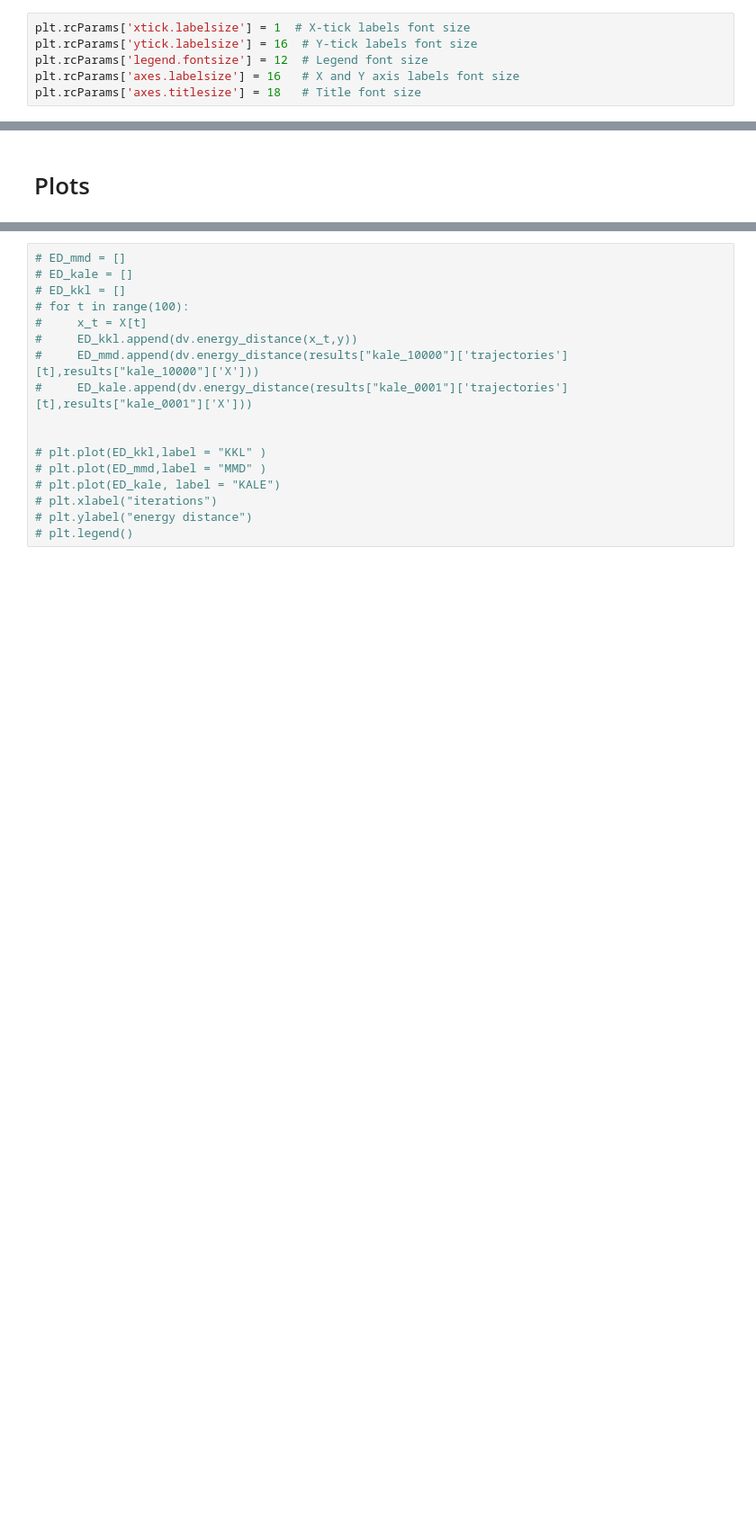
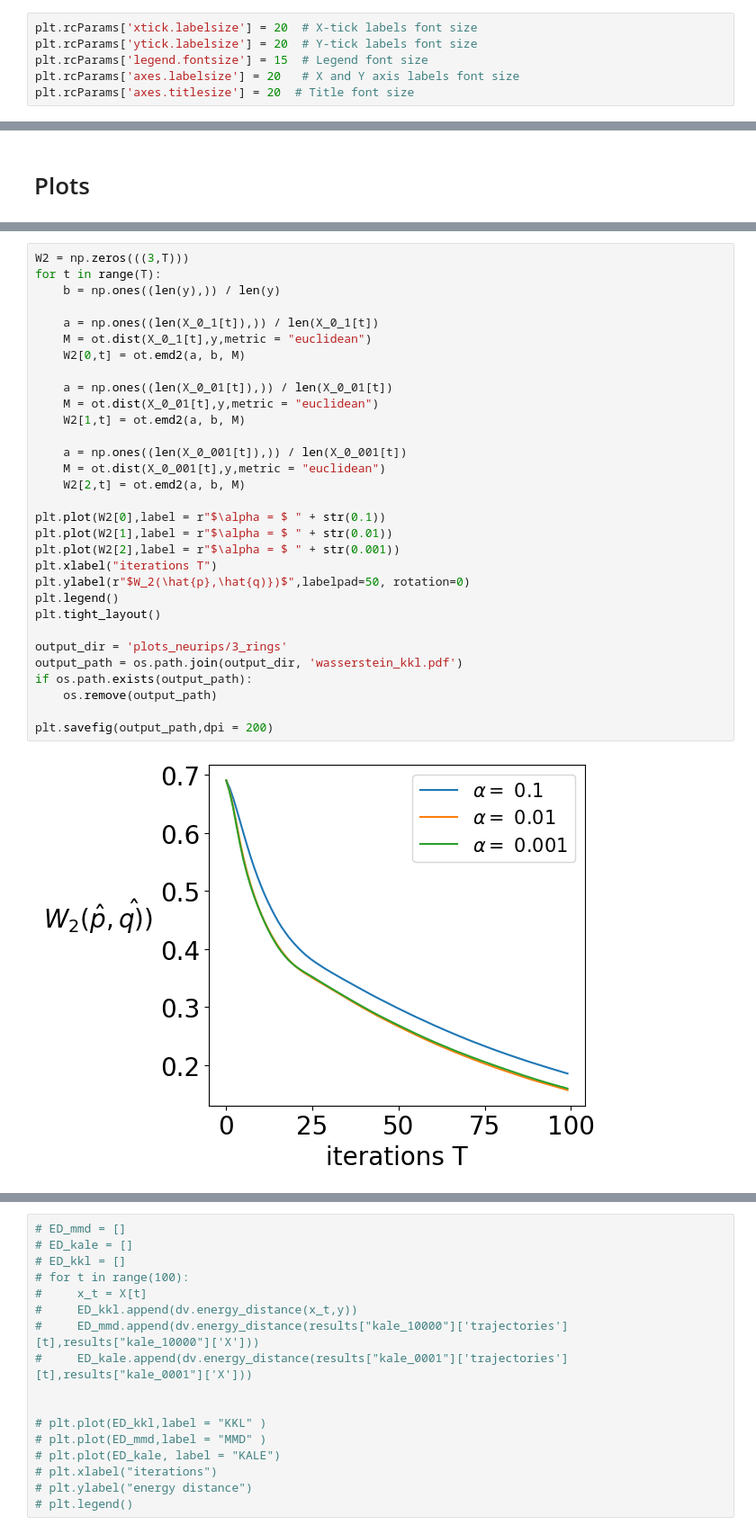
Before and after one commit to cclementine25/KKL-divergence-gradient-flows, a Jupyter notebook: Regularized/3_rings.ipynb, the cells around one changed output, grey strips where cells are left out. Shown at 90% size. Saved outputs shown, nothing was run; the diff lists cells and outputs as text; blank space fills up the shorter version.

Commit message:
ajout wass et ED pour les rings

```diff
--- a/Regularized/3_rings.ipynb
+++ b/Regularized/3_rings.ipynb
@@ -9,9 +10,9 @@ import os
-# %%
-plt.rcParams['xtick.labelsize'] = 1  # X-tick labels font size
-plt.rcParams['ytick.labelsize'] = 16  # Y-tick labels font size
-plt.rcParams['legend.fontsize'] = 12  # Legend font size
-plt.rcParams['axes.labelsize'] = 16   # X and Y axis labels font size
-plt.rcParams['axes.titlesize'] = 18   # Title font size
+# %%
+plt.rcParams['xtick.labelsize'] = 20  # X-tick labels font size
+plt.rcParams['ytick.labelsize'] = 20  # Y-tick labels font size
+plt.rcParams['legend.fontsize'] = 15  # Legend font size
+plt.rcParams['axes.labelsize'] = 20   # X and Y axis labels font size
+plt.rcParams['axes.titlesize'] = 20  # Title font size
 # %%
 def _generate_data():
     N, r, _delta = 80, 0.3, 0.5
@@ -313,0 +317,33 @@ plt.savefig(output_path,dpi = 300)
+# %%
+W2 = np.zeros(((3,T)))
+for t in range(T):
+    b = np.ones((len(y),)) / len(y)
+
+    a = np.ones((len(X_0_1[t]),)) / len(X_0_1[t])
+    M = ot.dist(X_0_1[t],y,metric = "euclidean")
+    W2[0,t] = ot.emd2(a, b, M)
+
+    a = np.ones((len(X_0_01[t]),)) / len(X_0_01[t])
+    M = ot.dist(X_0_01[t],y,metric = "euclidean")
+    W2[1,t] = ot.emd2(a, b, M)
+
+    a = np.ones((len(X_0_001[t]),)) / len(X_0_001[t])
+    M = ot.dist(X_0_001[t],y,metric = "euclidean")
+    W2[2,t] = ot.emd2(a, b, M)
+
+plt.plot(W2[0],label = r"$\alpha = $ " + str(0.1))
+plt.plot(W2[1],label = r"$\alpha = $ " + str(0.01))
+plt.plot(W2[2],label = r"$\alpha = $ " + str(0.001))
+plt.xlabel("iterations T")
+plt.ylabel(r"$W_2(\hat{p},\hat{q)})$",labelpad=50, rotation=0)
+plt.legend()
+plt.tight_layout()
+
+output_dir = 'plots_neurips/3_rings'
+output_path = os.path.join(output_dir, 'wasserstein_kkl.pdf')
+if os.path.exists(output_path):
+    os.remove(output_path)
+
+plt.savefig(output_path,dpi = 200)
+# %% [output]
+[figure, added]
```
Also changed, not shown: parts of 9 cells of this notebook, 3 other files.
